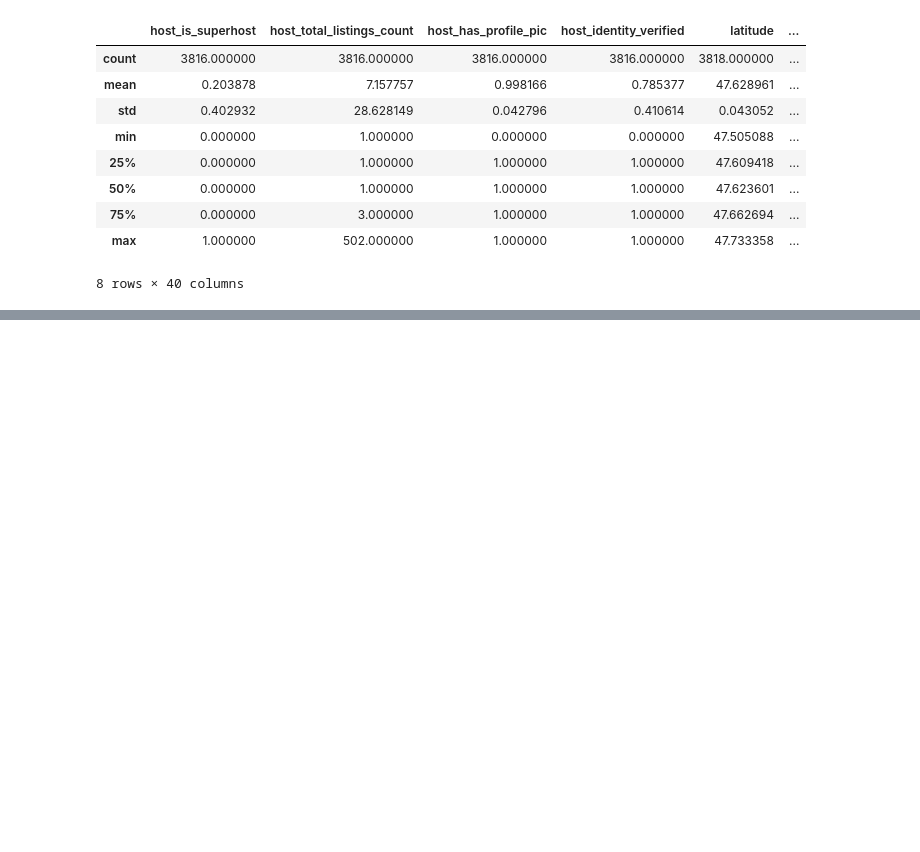
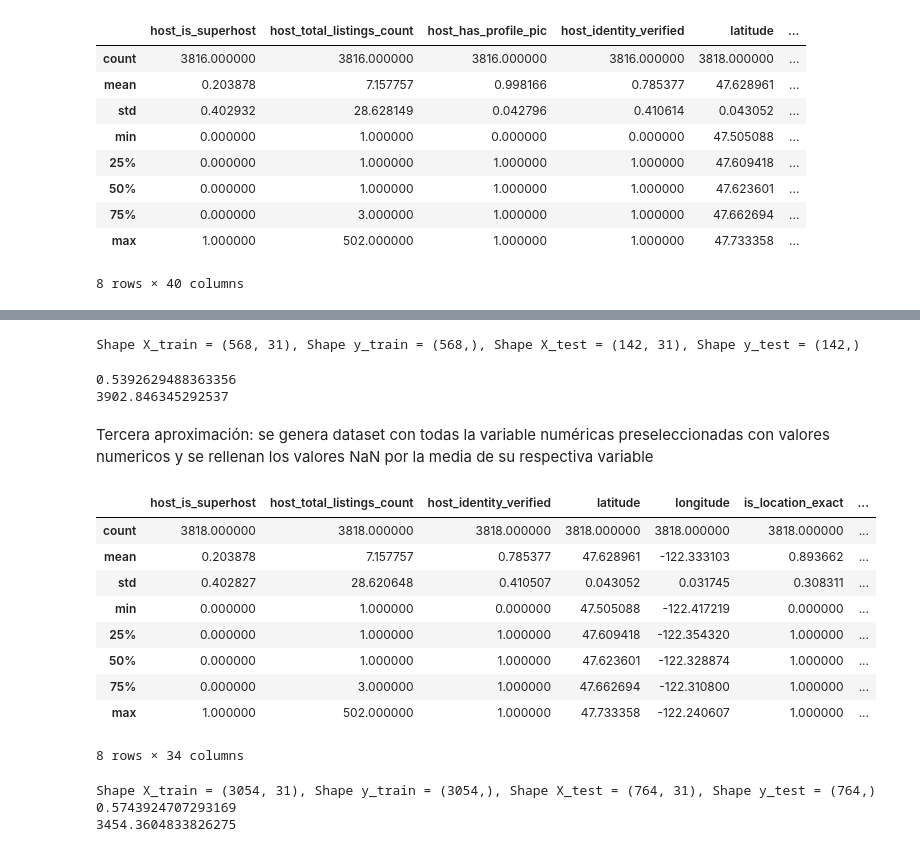
Before and after one commit to eyberthrojas/airbnb_price_prediction, a Jupyter notebook: price.ipynb, the cells around one changed output, grey strips where cells are left out. Cells and saved outputs as stored; diff of their text form; code cells hidden in the pictures; blank space fills up the shorter version.

```diff
--- a/price.ipynb
+++ b/price.ipynb
@@ -99,2 +165,56 @@ print(mean_squared_error(y_test, y_test_preds))
+# %%
+X2_train, X2_test, y2_train, y2_test = train_test_split(X2, y2, test_size = .20, random_state=42)
+scaler2 = StandardScaler()
+scaler2.fit(X2_train)
+X2_train = scaler2.transform(X2_train)
+lm_model2 = RandomForestRegressor()
+lm_model2.fit(X2_train, y2_train)
+print("Shape X_train = {}, Shape y_train = {}, Shape X_test = {}, Shape y_test = {}".format(X2_train.shape, y2_train.shape, X2_test.shape, y2_test.shape))
+# %% [output]
+Shape X_train = (568, 31), Shape y_train = (568,), Shape X_test = (142, 31), Shape y_test = (142,)
+# %%
+X2_test = scaler2.transform(X2_test)
+y2_test_preds = lm_model2.predict(X2_test)
+print(r2_score(y2_test, y2_test_preds))
+print(mean_squared_error(y2_test, y2_test_preds))
+# %% [output]
+0.5392629488363356
+3902.846345292537
+# %% [markdown]
+Tercera aproximación: se genera dataset con todas la variable numéricas preseleccionadas con valores numericos y se rellenan los valores NaN por la media de su respectiva variable
+# %%
+numeric_cols = df_1drop[df_1drop.columns].describe()
+df_aprox3 = df_1drop[numeric_cols.columns]
+df_totrain3 = df_aprox3.apply(lambda x: x.fillna(x.mean()),axis=0)
+df_totrain3.describe()
+# %% [output]
+|  | host_is_superhost | host_total_listings_count | host_identity_verified | latitude | longitude | is_location_exact | ... |
+| count | 3818.000000 | 3818.000000 | 3818.000000 | 3818.000000 | 3818.000000 | 3818.000000 | ... |
+| mean | 0.203878 | 7.157757 | 0.785377 | 47.628961 | -122.333103 | 0.893662 | ... |
+| std | 0.402827 | 28.620648 | 0.410507 | 0.043052 | 0.031745 | 0.308311 | ... |
+| min | 0.000000 | 1.000000 | 0.000000 | 47.505088 | -122.417219 | 0.000000 | ... |
+| 25% | 0.000000 | 1.000000 | 1.000000 | 47.609418 | -122.354320 | 1.000000 | ... |
+| 50% | 0.000000 | 1.000000 | 1.000000 | 47.623601 | -122.328874 | 1.000000 | ... |
+| 75% | 0.000000 | 3.000000 | 1.000000 | 47.662694 | -122.310800 | 1.000000 | ... |
+| max | 1.000000 | 502.000000 | 1.000000 | 47.733358 | -122.240607 | 1.000000 | ... |
+8 rows × 34 columns
+# %%
+X3 = df_totrain3.drop(['price','weekly_price','monthly_price'],axis = 1)
+y3 = df_totrain3['price']
+X3_train, X3_test, y3_train, y3_test = train_test_split(X3, y3, test_size = .20, random_state=42)
+scaler3 = StandardScaler()
+scaler3.fit(X3_train)
+X3_train = scaler3.transform(X3_train)
+lm_model3 = RandomForestRegressor()(normalize=False)
+lm_model3.fit(X3_train, y3_train)
+print("Shape X_train = {}, Shape y_train = {}, Shape X_test = {}, Shape y_test = {}".format(X3_train.shape, y3_train.shape, X3_test.shape, y3_test.shape))
+X3_test = scaler3.transform(X3_test)
+y3_test_preds = lm_model3.predict(X3_test)
+print(r2_score(y3_test, y3_test_preds))
+print(mean_squared_error(y3_test, y3_test_preds))
+# %% [output]
+Shape X_train = (3054, 31), Shape y_train = (3054,), Shape X_test = (764, 31), Shape y_test = (764,)
+0.5743924707293169
+3454.3604833826275
 # %%
 # %% [output]
```
Also changed, not shown: parts of 35 cells of this notebook, 1 other file.
